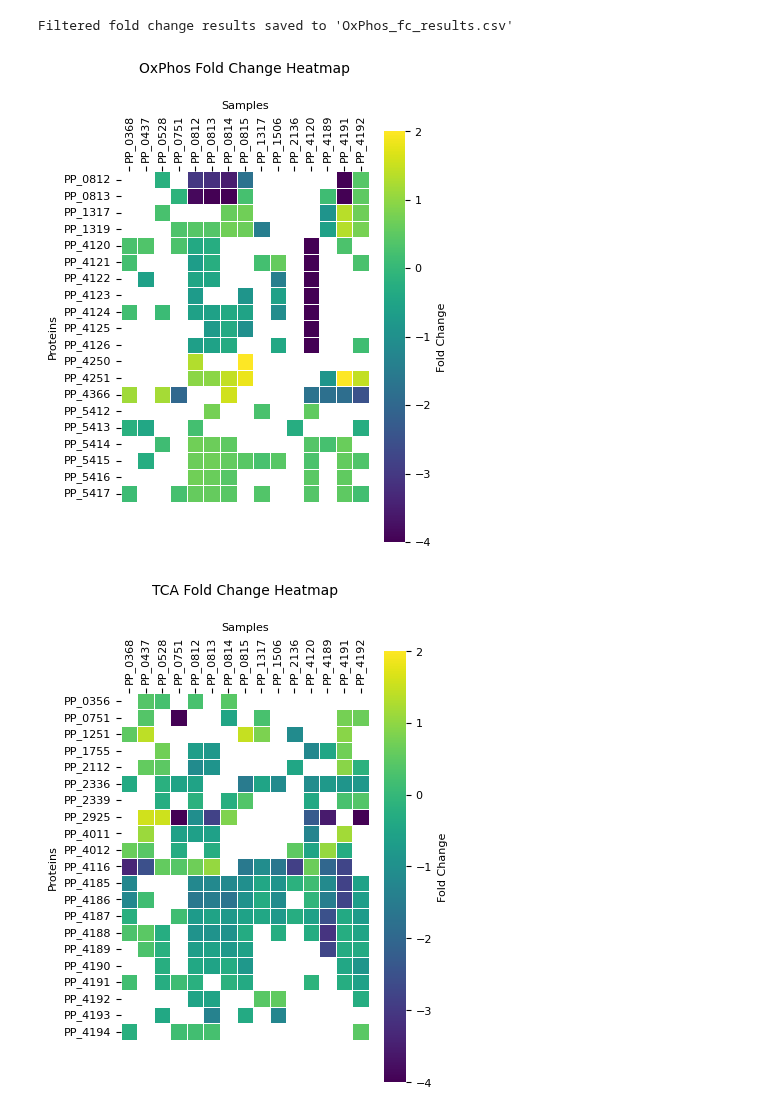
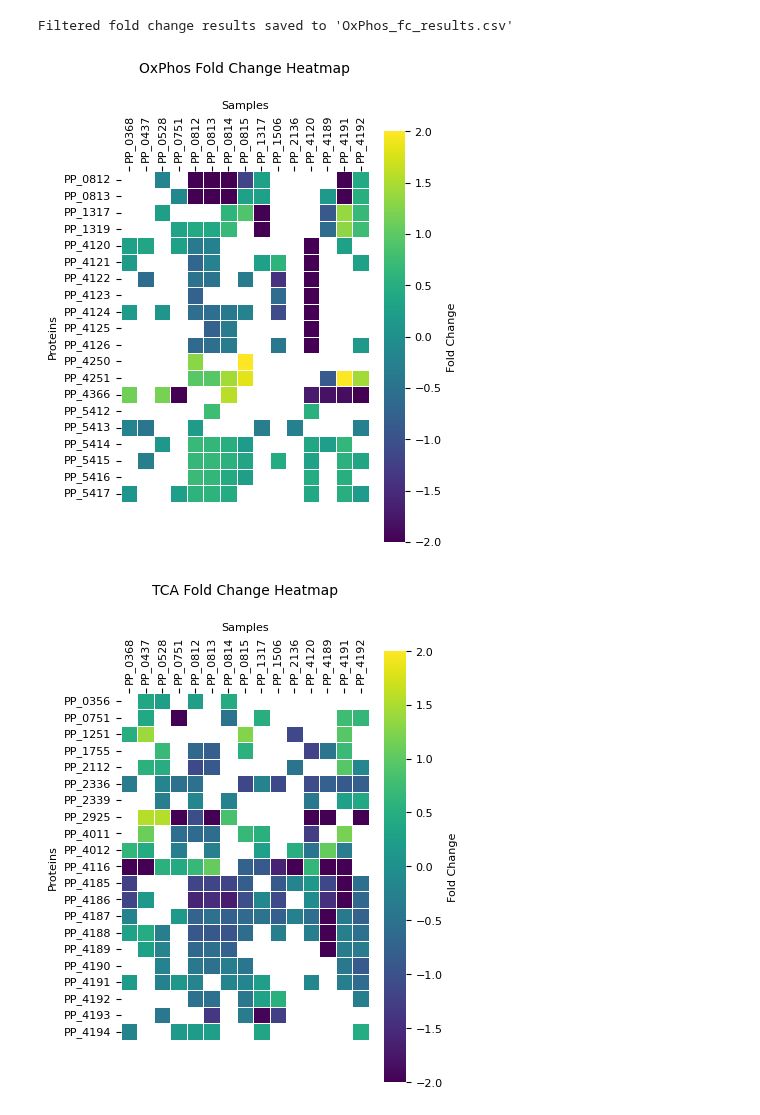
Before and after one commit to JBEI/Isoprenol_CRISPRi, a Jupyter notebook: 241219_CRISPRi_sgRNA/250301_DBTL0_Heatmaps.ipynb, the cells around one changed output. Cells and saved outputs as stored; diff of their text form; code cells hidden in the pictures.

```diff
--- a/241219_CRISPRi_sgRNA/250301_DBTL0_Heatmaps.ipynb
+++ b/241219_CRISPRi_sgRNA/250301_DBTL0_Heatmaps.ipynb
@@ -6,8 +6,8 @@ import warnings
 import matplotlib.pyplot as plt
 # %%
 # Define the filenames and the samples of interest
-filenames = [f'DBTL{i}.csv' for i in range(7)]
-
+# filenames = [f'DBTL{0}.csv' for i in range(7)]
+filenames = [f'DBTL{0}.csv']
 # Load CSV files and concatenate into a single dataframe
 dataframes = [pd.read_csv(filename) for filename in filenames]
 combined_df = pd.concat(dataframes, ignore_index=True)
@@ -197,36 +197,35 @@ filtered_fc_results.set_index('Protein.Group', inplace=True)
 
 # Remove the '_log2_FC' suffix from the column names
 filtered_fc_results.columns = [col.replace('_log2_FC', '') for col in filtered_fc_results.columns]
-
 # Set font properties
 plt.rcParams['font.size'] = 8  # Set the font size to a smaller value
 
 # Calculate the aspect ratio
 num_rows, num_cols = filtered_fc_results.shape
 aspect_ratio = num_cols / num_rows
-vmin=-4
+vmin=-2
 vmax=2
 
 # Create a heatmap with the 'viridis' colormap
 fig, ax = plt.subplots(figsize=(4, 4 / aspect_ratio))  # Adjust the size as needed
 heatmap = sns.heatmap(filtered_fc_results, cmap='viridis', annot=False, cbar_kws={'label': 'Fold Change'}, linewidths=.5, ax=ax, square=True,vmin=vmin,vmax=vmax)
 
 # Move the x-axis labels to the top and set them to vertical
 heatmap.xaxis.set_ticks_position('top')
 heatmap.xaxis.set_label_position('top')
 plt.xticks(rotation=90, fontsize=8)  # Set the font size for x-axis labels
 plt.yticks(fontsize=8)  # Set the font size for y-axis labels
 
 # Add title and labels
 plt.title(f'{analysis_name} Fold Change Heatmap', pad=20, fontsize=10)  # Set the font size for the title
 plt.xlabel('Samples', fontsize=8)  # Set the font size for x-axis label
 plt.ylabel('Proteins', fontsize=8)  # Set the font size for y-axis labe
 
 # Save the heatmap as an image file
 plt.savefig(f'{analysis_name}_fc_heatmap.pdf', dpi=300, bbox_inches='tight')
 plt.show()
 # %% [output]
-[figure, old version]
+[figure, new version]
 # %%
 # Define the analysis name and load the filtered results
 analysis_name = 'TCA'
@@ -240,7 +239,6 @@ filtered_fc_results.columns = [col.replace('_log2_FC', '') for col in filtered_f
 
 # Set font properties
 plt.rcParams['font.size'] = 8  # Set the font size to a smaller value
-
 # Calculate the aspect ratio
 num_rows, num_cols = filtered_fc_results.shape
 aspect_ratio = num_cols / num_rows
@@ -264,7 +262,7 @@ plt.ylabel('Proteins', fontsize=8)  # Set the font size for y-axis label
 plt.savefig(f'{analysis_name}_fc_heatmap.pdf', dpi=300, bbox_inches='tight')
 plt.show()
 # %% [output]
-[figure, old version]
+[figure, new version]
 # %%
 analysis_name = 'FAD_FAB'
 # Convert the list of genes to a list
```
Also changed, not shown: parts of 5 cells of this notebook, 38 other files.
